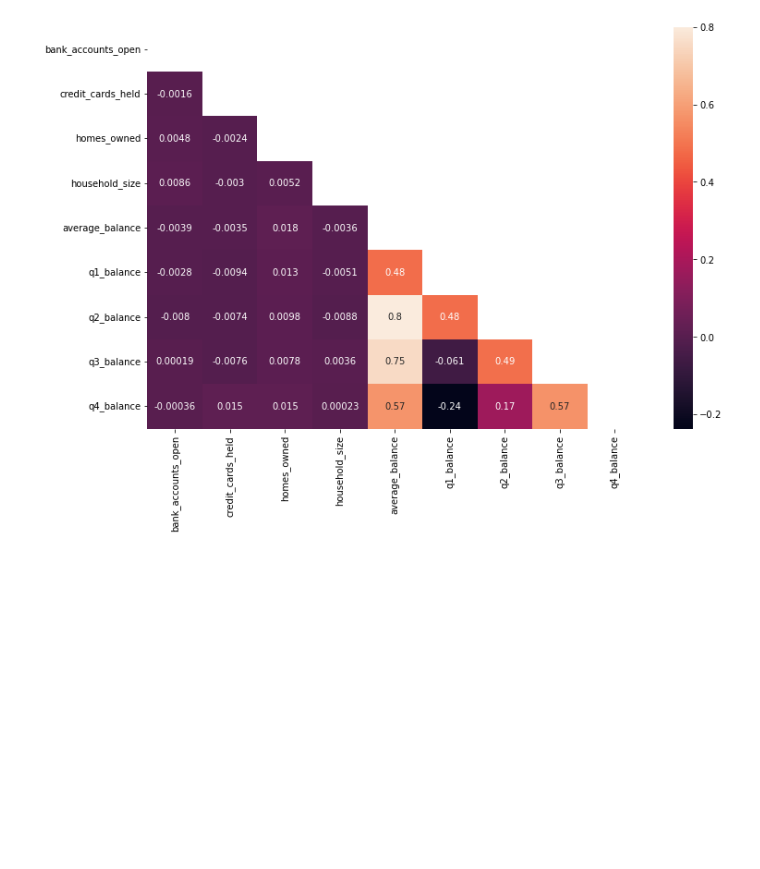
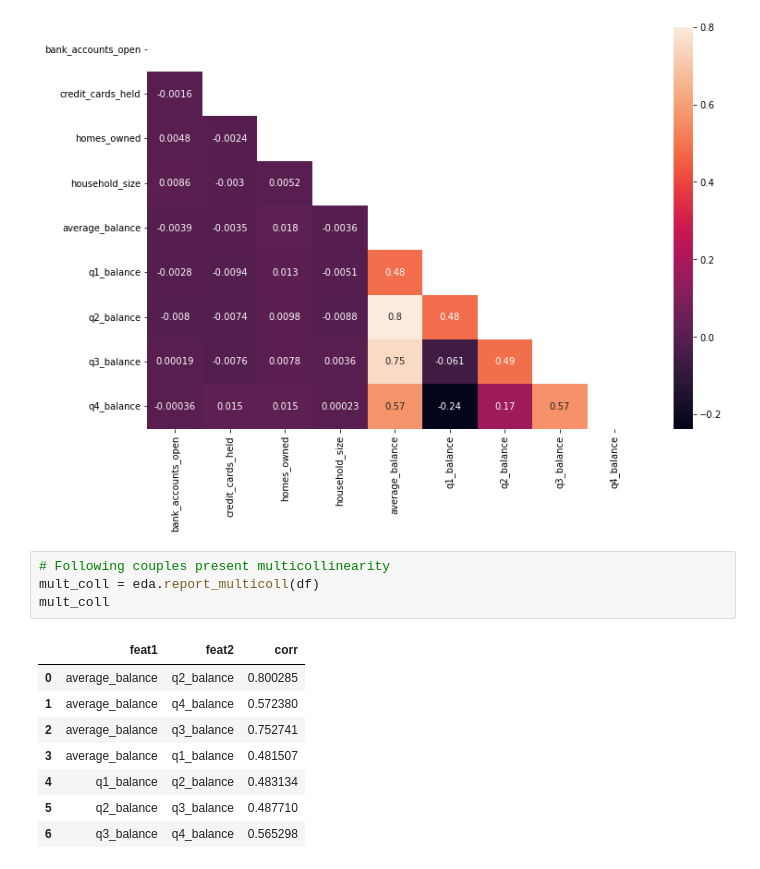
Before and after one commit to Edoardo1996/ironhack-mid-project, a Jupyter notebook: index.ipynb, the cells around one changed output. Drawn from its saved outputs; the diff is of its cells as text; blank space fills up the shorter version.

Commit message:
Multicollinearity addressed, little study on scalers and started workin on optimization knn algorithm implementation on the score classifier func

```diff
--- a/index.ipynb
+++ b/index.ipynb
@@ -158,3 +153,16 @@ Other classification algorithm to try:
 eda.show_corr_heatmap(df, figsize=(12, 8))
 # %% [output]
 [figure]
+# %%
+# Following couples present multicollinearity
+mult_coll = eda.report_multicoll(df)
+mult_coll
+# %% [output]
+|  | feat1 | feat2 | corr |
+| 0 | average_balance | q2_balance | 0.800285 |
+| 1 | average_balance | q4_balance | 0.572380 |
+| 2 | average_balance | q3_balance | 0.752741 |
+| 3 | average_balance | q1_balance | 0.481507 |
+| 4 | q1_balance | q2_balance | 0.483134 |
+| 5 | q2_balance | q3_balance | 0.487710 |
+| 6 | q3_balance | q4_balance | 0.565298 |
```
Also changed, not shown: parts of 8 cells of this notebook, 3 other files.
